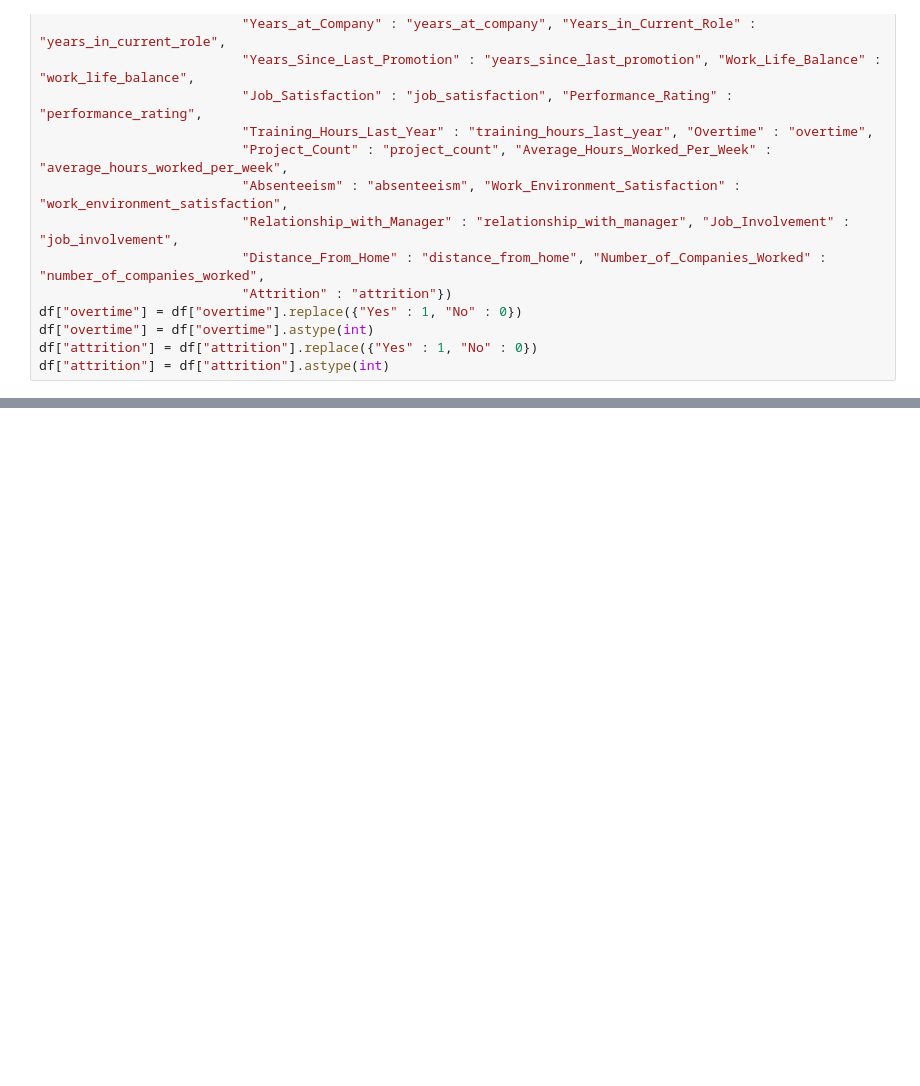
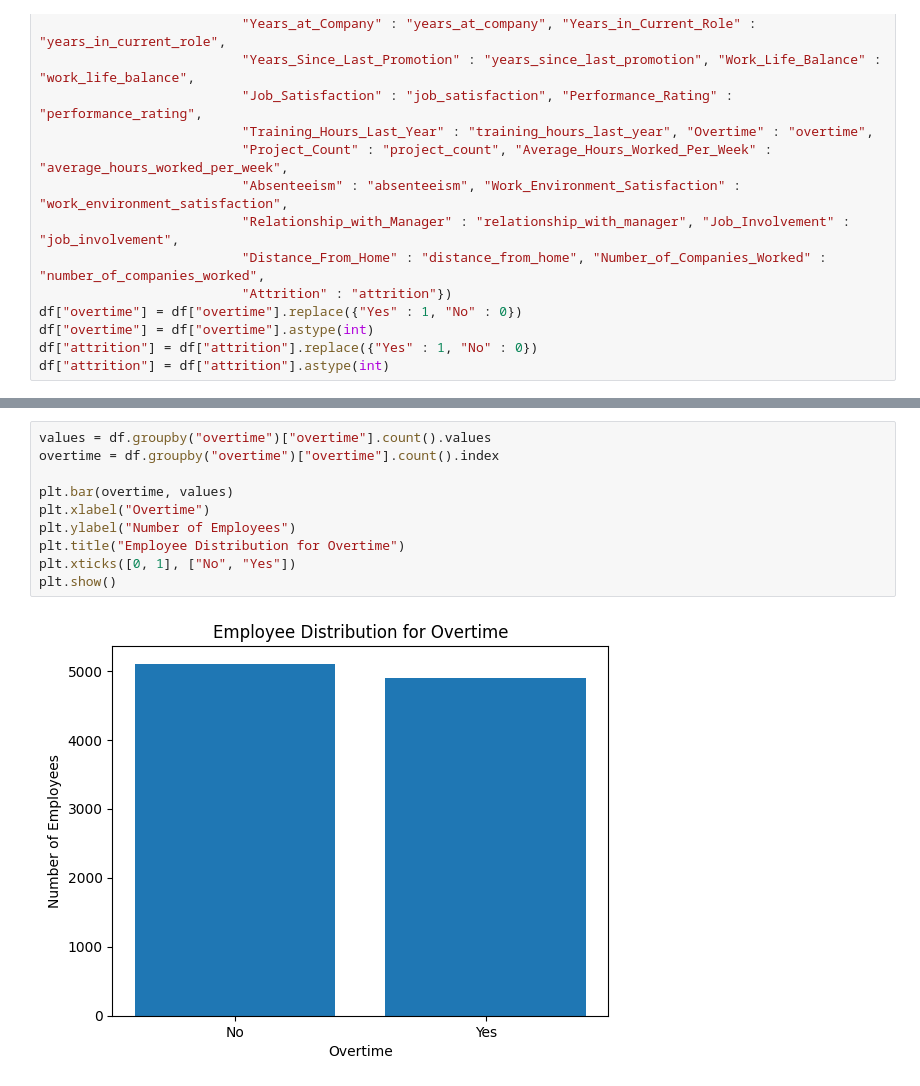
Before and after one commit to mahnoorfaisal1/employee-attrition-prediction, a Jupyter notebook: notebooks/employee_attrition_prediction.ipynb, the cells around one changed output, grey strips where cells are left out. Cells and saved outputs as stored; diff of their text form; blank space fills up the shorter version.

```diff
--- a/notebooks/employee_attrition_prediction.ipynb
+++ b/notebooks/employee_attrition_prediction.ipynb
@@ -33,0 +120,12 @@ print(df.head().to_string())
+# %%
+values = df.groupby("overtime")["overtime"].count().values
+overtime = df.groupby("overtime")["overtime"].count().index
+
+plt.bar(overtime, values)
+plt.xlabel("Overtime")
+plt.ylabel("Number of Employees")
+plt.title("Employee Distribution for Overtime")
+plt.xticks([0, 1], ["No", "Yes"])
+plt.show()
+# %% [output]
+[figure, added]
```
Also changed, not shown: parts of 32 cells of this notebook.
